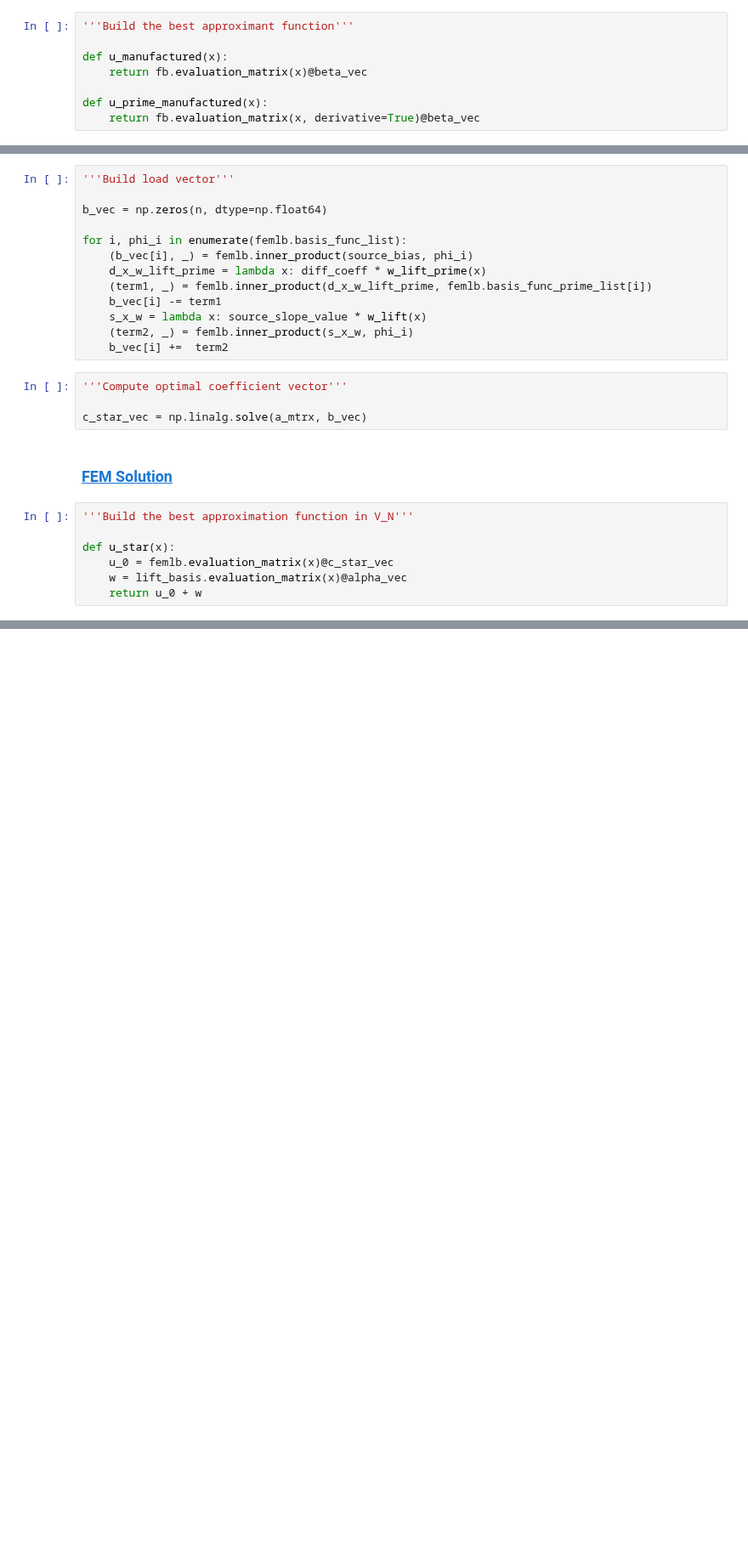
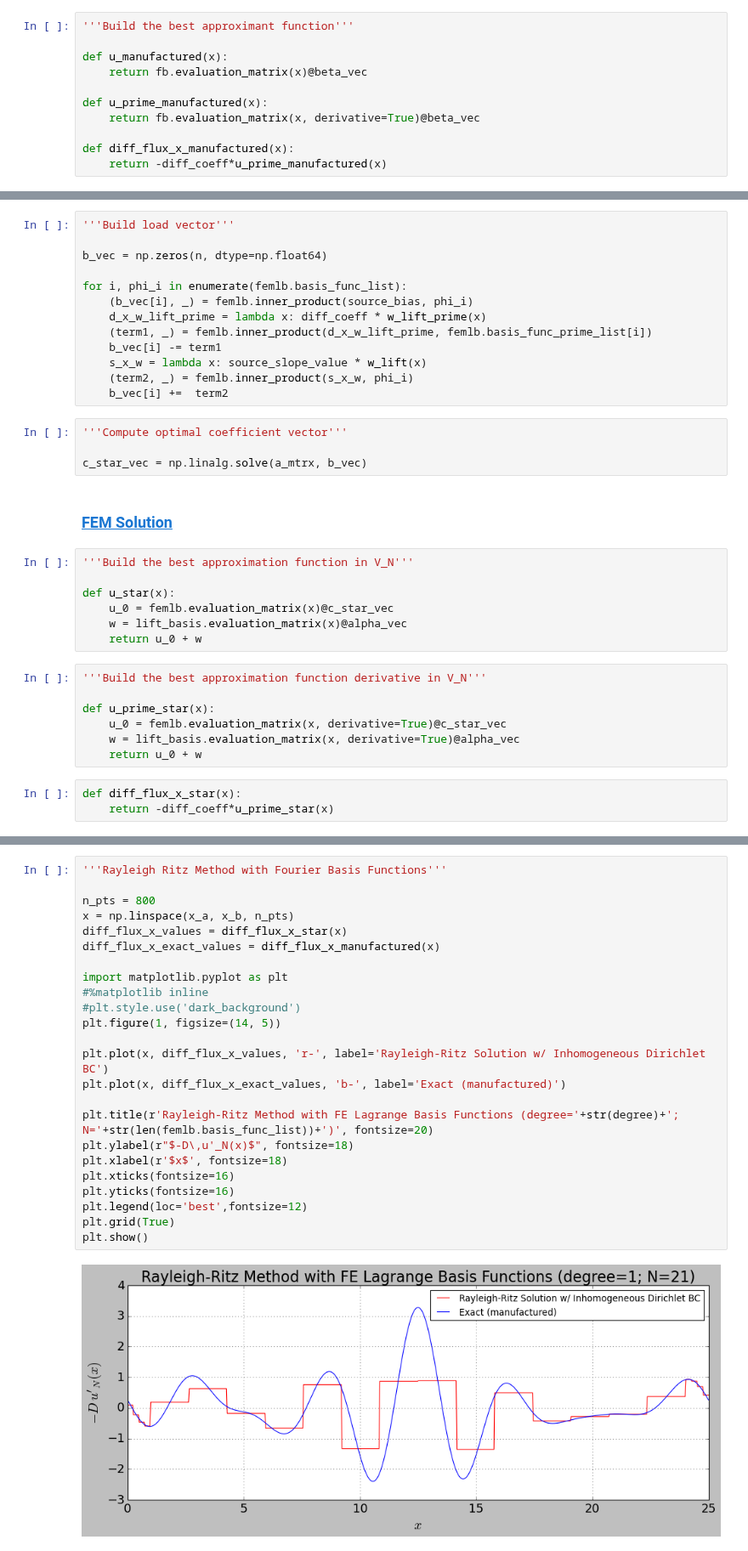
Before and after one commit to dpploy/engy-5330, a Jupyter notebook: notebooks/05a-rayleigh-ritz-fem-verification.ipynb, the cells around one changed output, grey strips where cells are left out. Shown at 85% size. Saved outputs shown, nothing was run; the diff lists cells and outputs as text; blank space fills up the shorter version.

```diff
--- a/notebooks/05a-rayleigh-ritz-fem-verification.ipynb
+++ b/notebooks/05a-rayleigh-ritz-fem-verification.ipynb
@@ -177,6 +177,9 @@ def u_manufactured(x):
 
 def u_prime_manufactured(x):
     return fb.evaluation_matrix(x, derivative=True)@beta_vec
+
+def diff_flux_x_manufactured(x):
+    return -diff_coeff*u_prime_manufactured(x)
 # %%
 '''Plot comparison of f and g_best_vec'''
 
@@ -422,6 +425,16 @@ def u_star(x):
     u_0 = femlb.evaluation_matrix(x)@c_star_vec
     w = lift_basis.evaluation_matrix(x)@alpha_vec
     return u_0 + w
+# %%
+'''Build the best approximation function derivative in V_N'''
+
+def u_prime_star(x):
+    u_0 = femlb.evaluation_matrix(x, derivative=True)@c_star_vec
+    w = lift_basis.evaluation_matrix(x, derivative=True)@alpha_vec
+    return u_0 + w
+# %%
+def diff_flux_x_star(x):
+    return -diff_coeff*u_prime_star(x)
 # %%
 '''Rayleigh Ritz Method with Fourier Basis Functions'''
 
@@ -490,0 +504,26 @@ u_N(a) =  [3.84494]  u_N(b) =  [3.84494]
+# %%
+'''Rayleigh Ritz Method with Fourier Basis Functions'''
+
+n_pts = 800
+x = np.linspace(x_a, x_b, n_pts)
+diff_flux_x_values = diff_flux_x_star(x)
+diff_flux_x_exact_values = diff_flux_x_manufactured(x)
+
+import matplotlib.pyplot as plt
+#%matplotlib inline
+#plt.style.use('dark_background')
+plt.figure(1, figsize=(14, 5))
+
+plt.plot(x, diff_flux_x_values, 'r-', label='Rayleigh-Ritz Solution w/ Inhomogeneous Dirichlet BC')
+plt.plot(x, diff_flux_x_exact_values, 'b-', label='Exact (manufactured)')
+
+plt.title(r'Rayleigh-Ritz Method with FE Lagrange Basis Functions (degree='+str(degree)+'; N='+str(len(femlb.basis_func_list))+')', fontsize=20)
+plt.ylabel(r"$-D\,u'_N(x)$", fontsize=18)
+plt.xlabel(r'$x$', fontsize=18)
+plt.xticks(fontsize=16)
+plt.yticks(fontsize=16)
+plt.legend(loc='best',fontsize=12)
+plt.grid(True)
+plt.show()
+# %% [output]
+[figure, added]
```
Also changed, not shown: parts of 7 cells of this notebook, 3 other files.
